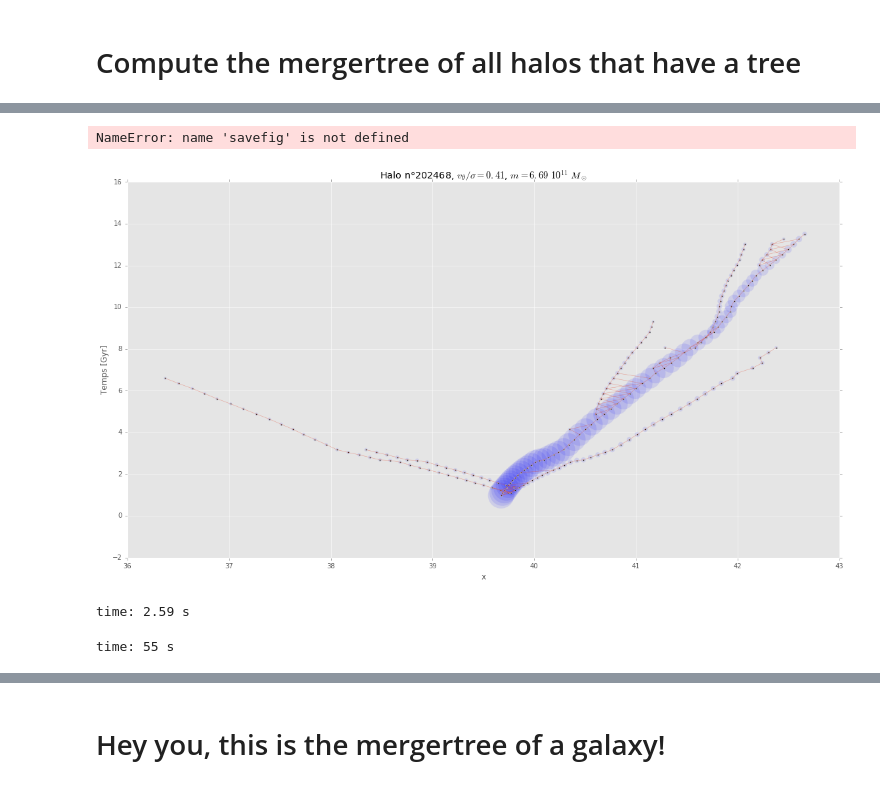
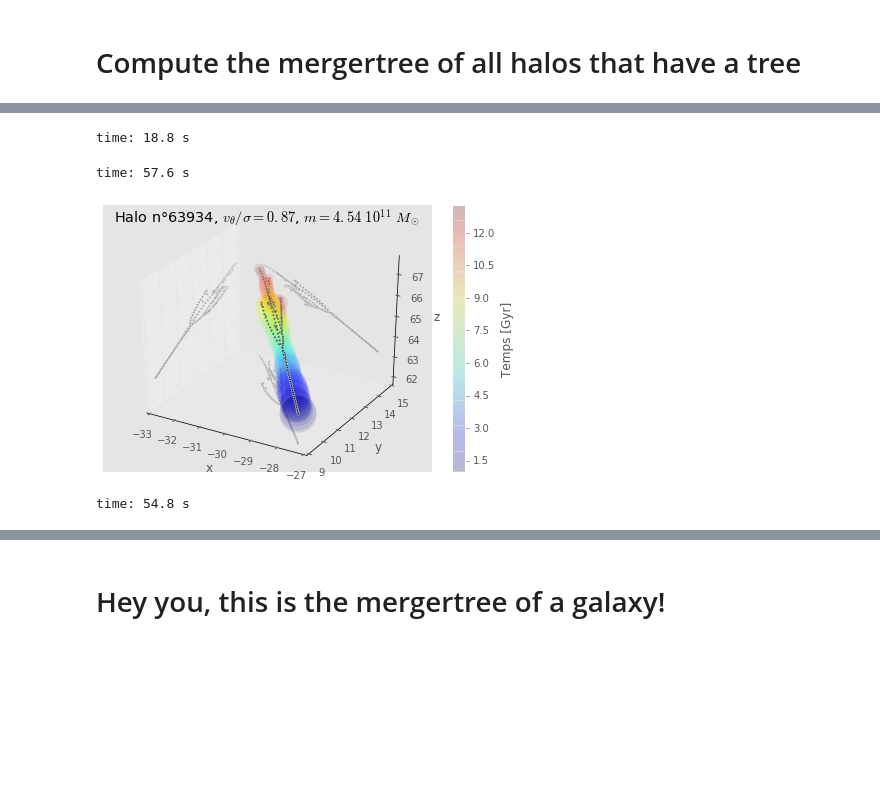
Before and after one commit to cphyc/cosmo_z17to0, a Jupyter notebook: Mergertree explorer.ipynb, the cells around one changed output, grey strips where cells are left out. Saved outputs shown, nothing was run; the diff lists cells and outputs as text; code cells hidden in the pictures; blank space fills up the shorter version.

```diff
--- a/Mergertree explorer.ipynb
+++ b/Mergertree explorer.ipynb
@@ -169,7 +174,16 @@ def generate_tree(halos, rt, key='mass'):
     if key is 'mass':
         getKey = lambda h, step: h['data']['mass']
     elif key in 'xyz':
-        getKey = lambda h, step: h['data']['pos']['xyz'.index(key)] / rt.aexp[len(rt.aexp)-step]
+        minimum = [None]
+        def _getKey(h, step, mini):
+            e = h['data']['pos']['xyz'.index(key)] / rt.aexp[len(rt.aexp)-step]
+            if mini[0] is not None and e - mini[0] > 40:
+                e = e - (50 / 0.7)/2 # the box is 100 Mpc/h wide, remove ~70Mpc
+            if mini[0] is None or mini[0] >= e:
+                mini[0] = e
+            return e
+
+        getKey = lambda h, step: _getKey(h, step, minimum)
     elif key is 'r':
         getKey = lambda h, step: h['data']['r']
     else:
@@ -231,7 +245,7 @@ time: 2.98 ms
 # %%
-fig = plt.figure(figsize=(16, 9))
-#fig = plt.figure()
-with matplotlib.style.context([]):
+#fig = plt.figure(figsize=(16, 9))
+fig = plt.figure()
+with matplotlib.style.context(['halfbeamer']):
     for fname in tqdm(glob.glob('mergertrees/11.5_logm_12_both/halo_*.dat')):
         fig.clf()
         halo_id = int(fname.split('_')[-1].split('.dat')[0])
@@ -284,7 +298,7 @@ time: 648 ms
 # %%
-fig = plt.figure(figsize=(16, 9))
-#fig = plt.figure()
-with matplotlib.style.context([]):
+#fig = plt.figure(figsize=(16, 9))
+fig = plt.figure()
+with matplotlib.style.context(['halfbeamer']):
     for fname in tqdm(glob.glob('mergertrees/11.5_logm_12_both/halo_*.dat')[:]):
         fig.clf()
         halo_id = int(fname.split('_')[-1].split('.dat')[0])
@@ -325,13 +339,11 @@ with matplotlib.style.context([]):
         savefig(fig, '/home/cadiou/plots/mergertrees/11.5_logm_12.0_both/halo_%s_x' % halo_id)
 plt.close('all')
 # %% [output]
-NameError: name 'savefig' is not defined
+time: 18.8 s
-[figure, removed]
-time: 2.59 s
 # %%
-fig = plt.figure(figsize=(16, 9))
-#fig = plt.figure()
-with matplotlib.style.context([]):
+#fig = plt.figure(figsize=(16, 9))
+fig = plt.figure()
+with matplotlib.style.context(['halfbeamer']):
     for fname in tqdm(glob.glob('mergertrees/11.5_logm_12_both/halo_*.dat')[:]):
         fig.clf()
         halo_id = int(fname.split('_')[-1].split('.dat')[0])
@@ -396,11 +408,11 @@ with matplotlib.style.context([]):
         savefig(fig, '/home/cadiou/plots/mergertrees/11.5_logm_12.0_both/halo_%s_xy' % halo_id)
 plt.close('all')
 # %% [output]
-time: 55 s
+time: 57.6 s
 # %%
-fig = plt.figure(figsize=(16, 9))
-#fig = plt.figure()
-with matplotlib.style.context([]):
+#fig = plt.figure(figsize=(16, 9))
+fig = plt.figure()
+with matplotlib.style.context(['halfbeamer']):
     for fname in tqdm(glob.glob('mergertrees/11.5_logm_12_both/halo_*.dat')[:]):
         fig.clf()
         halo_id = int(fname.split('_')[-1].split('.dat')[0])
@@ -434,33 +446,36 @@ with matplotlib.style.context([]):
         ymin, ymax = ax.get_ylim()
         xmin, xmax = ax.get_xlim()
         zmin, zmax = ax.get_zlim()
 
         D = np.max([ymax - ymin, xmax - xmin, zmax - zmin]) / 2
         centers = np.array([xmin+xmax, ymin+ymax, zmin+zmax]) / 2
         xmin, ymin, zmin = centers - D
         xmax, ymax, zmax = centers + D
 
         ax.scatter(np.array(Xhx), np.ones_like(Xhy)*ymax, Xhz, c='grey', marker='.')
         ax.scatter(np.ones_like(Xhx)*xmin, np.array(Xhy), Xhz, c='grey', marker='.')
         ax.scatter(np.array(Xhx), np.array(Xhy), zmin, c='grey', marker='.')
 
         ax.set_xlim(xmin, xmax)
         ax.set_ylim(ymin, ymax)
         ax.set_zlim(zmin, zmax)
 
         m, vtheta_o_sigma = inertia_data.loc[halo_id][['mass', 'vtheta_over_sigma']]
         logm = int(np.log10(m))
         mantissa = m / 10**logm
         ax.set_title(u'Halo n°%s, '% (halo_id) +r'$v_\theta/\sigma = %.2f $, $m = %.2f\ 10^{%s}\ M_\odot$' % ( vtheta_o_sigma, mantissa, logm))
 
         ax.set_xlabel('x')
         ax.set_ylabel('y')
         ax.set_zlabel('z')
 
         cb = fig.colorbar(sc)
         cb.set_label('Temps [Gyr]')
         fig.tight_layout()
         savefig(fig, '/home/cadiou/plots/mergertrees/11.5_logm_12.0_both/halo_%s_xyz' % halo_id)
+# %% [output]
+[figure, added]
+time: 54.8 s
 # %%
 #matplotlib.style.reload_library()
 plt.close('all')
```
Also changed, not shown: parts of 12 cells of this notebook, 1 other file.
